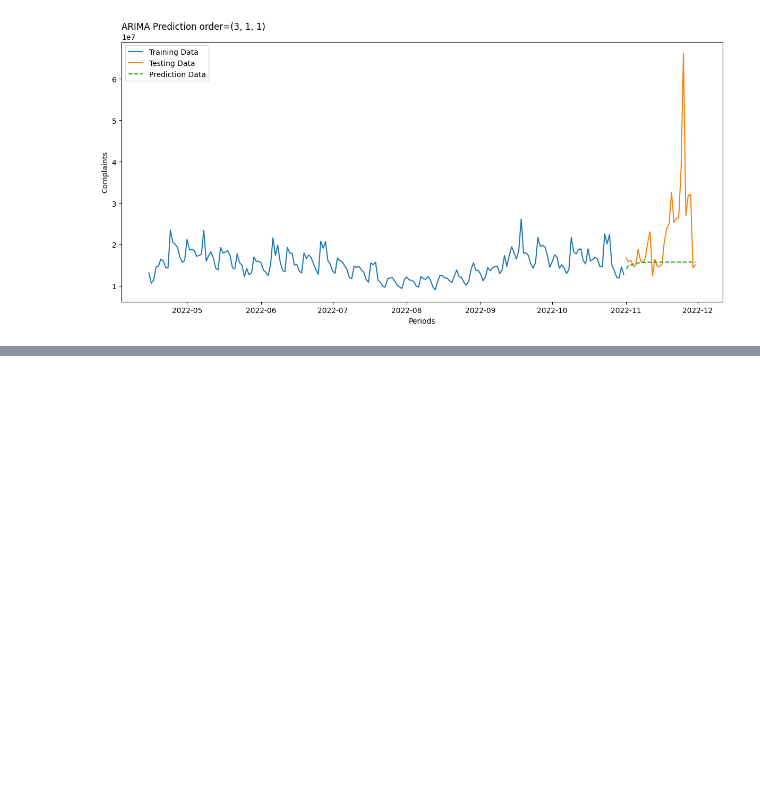
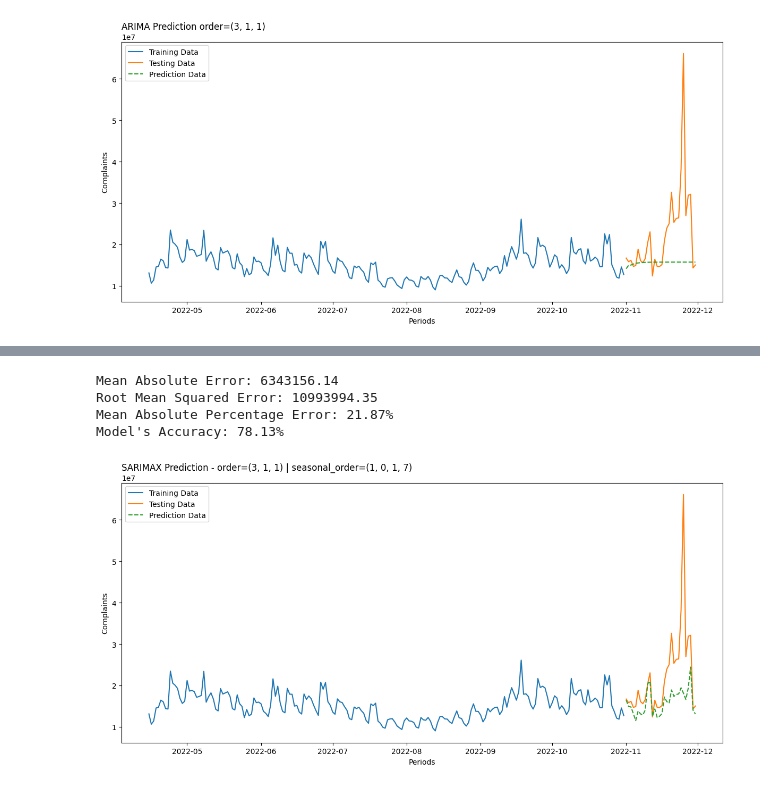
Before and after one commit to Vinni-Anddrade/time_series_course, a Jupyter notebook: 6_arima_sarima_sarimax/arima_sarima_sarimax.ipynb, the cells around one changed output, grey strips where cells are left out. Saved outputs shown, nothing was run; the diff lists cells and outputs as text; code cells hidden in the pictures; blank space fills up the shorter version.

```diff
--- a/6_arima_sarima_sarimax/arima_sarima_sarimax.ipynb
+++ b/6_arima_sarima_sarimax/arima_sarima_sarimax.ipynb
@@ -207,0 +282,3 @@ model_assessment(train[-200:]["revenue"], test[-200:]["revenue"], arima_results,
+# %%
+df["discount_rate"] = df["discount_rate"].apply(lambda x: x.replace("%", "")).astype("float")
+df["coupon_rate"] = df["coupon_rate"].apply(lambda x: x.replace("%", "")).astype("float")
@@ -207,0 +302,14 @@ model_assessment(train[-200:]["revenue"], test[-200:]["revenue"], arima_results,
+# %%
+train_sarimax = df[:-30]
+test_sarimax = df[-30:]
+exog_train = train_sarimax[["discount_rate", "coupon_rate"]]
+exog_test = test_sarimax[["discount_rate", "coupon_rate"]]
+# %%
+sarimax_model = SARIMAX(
+    endog=train["revenue"],
+    exog=exog_train,
+    order=(3, 1, 1),
+    seasonal_order=(1, 0, 1, 7)
+).fit()
+
+sarimax_model.summary()
@@ -207,0 +342,13 @@ model_assessment(train[-200:]["revenue"], test[-200:]["revenue"], arima_results,
+# %%
+sarimax_results = sarimax_model.forecast(steps=periods, exog=exog_test)
+# %%
+measuring_predictions(test["revenue"], sarimax_results)
+# %% [output]
+Mean Absolute Error: 6343156.14
+Root Mean Squared Error: 10993994.35
+Mean Absolute Percentage Error: 21.87%
+Model's Accuracy: 78.13%
+# %%
+model_assessment(train[-200:]["revenue"], test[-200:]["revenue"], sarimax_results, "SARIMAX Prediction - order=(3, 1, 1) | seasonal_order=(1, 0, 1, 7)")
+# %% [output]
+[figure, added]
```
Also changed, not shown: parts of 39 cells of this notebook, 2 other files.
